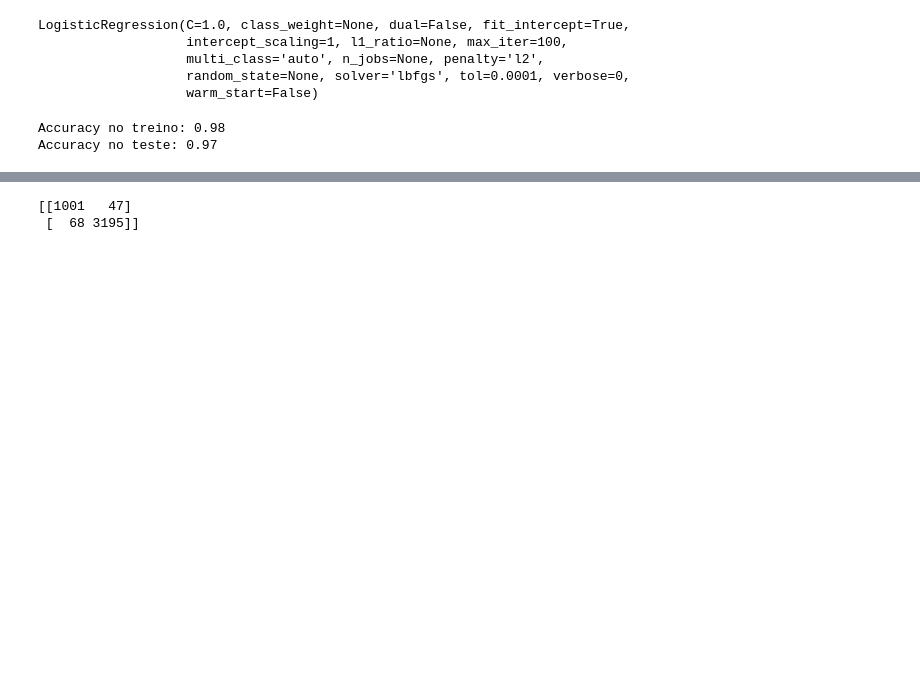
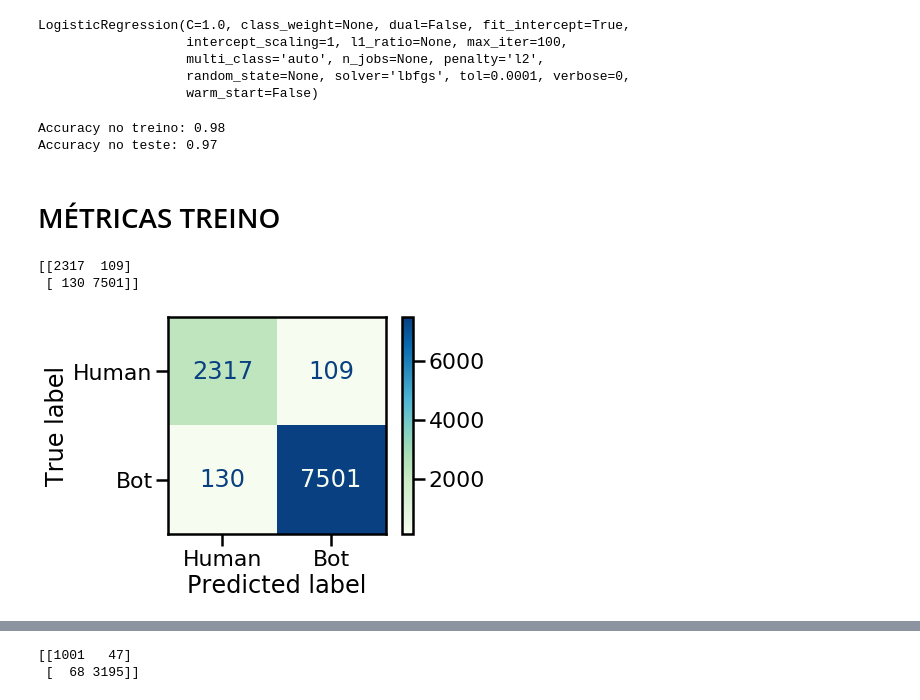
Before and after one commit to fdaleffi/tcc, a Jupyter notebook: codigo entrega 2/Logistic Regression.ipynb, the cells around one changed output, grey strips where cells are left out. Saved outputs shown, nothing was run; the diff lists cells and outputs as text; code cells hidden in the pictures; blank space fills up the shorter version.

```diff
--- a/codigo entrega 2/Logistic Regression.ipynb
+++ b/codigo entrega 2/Logistic Regression.ipynb
@@ -196,3 +196,23 @@ print('Accuracy no teste: {:.2f}'.format(logreg.score(X_test, y_test)))
 # %% [output]
 Accuracy no treino: 0.98
 Accuracy no teste: 0.97
+# %% [markdown]
+# MÉTRICAS TREINO
+# %%
+#MATRIZ CONFUSAO TREINO
+
+from sklearn.metrics import confusion_matrix
+
+y_pred_treino =  logreg.predict(X_train)
+confusion_matrix_treino = confusion_matrix(y_train, y_pred_treino)
+print(confusion_matrix_treino)
+# %% [output]
+[[2317  109]
+ [ 130 7501]]
+# %%
+from sklearn.metrics import plot_confusion_matrix
+
+labels = ['Human','Bot']
+plot_confusion_matrix(logreg, X_train, y_train,  cmap = plt.cm.GnBu, display_labels= labels, values_format="");
+# %% [output]
+[figure, added]
```
Also changed, not shown: parts of 10 cells of this notebook, 2 other files.
